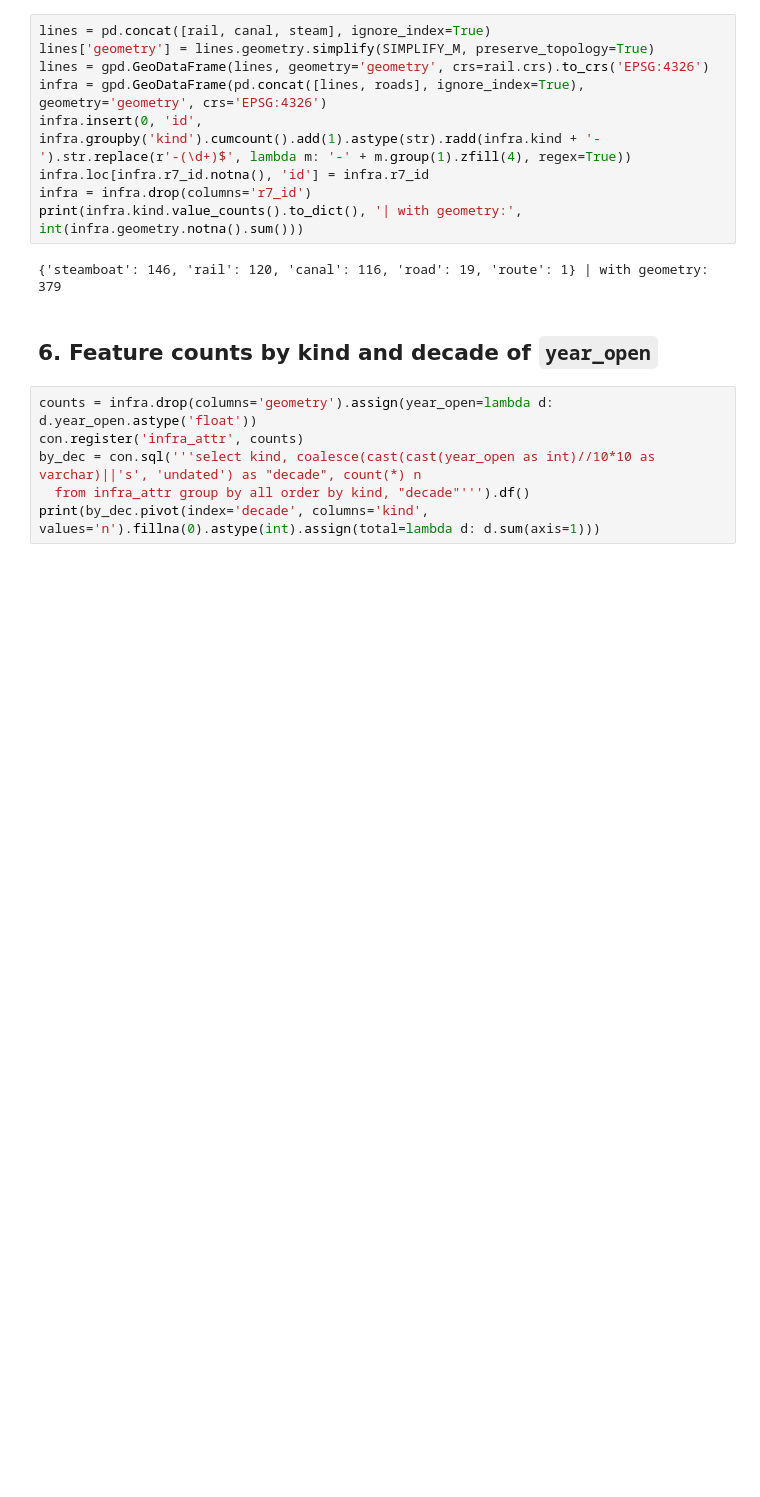
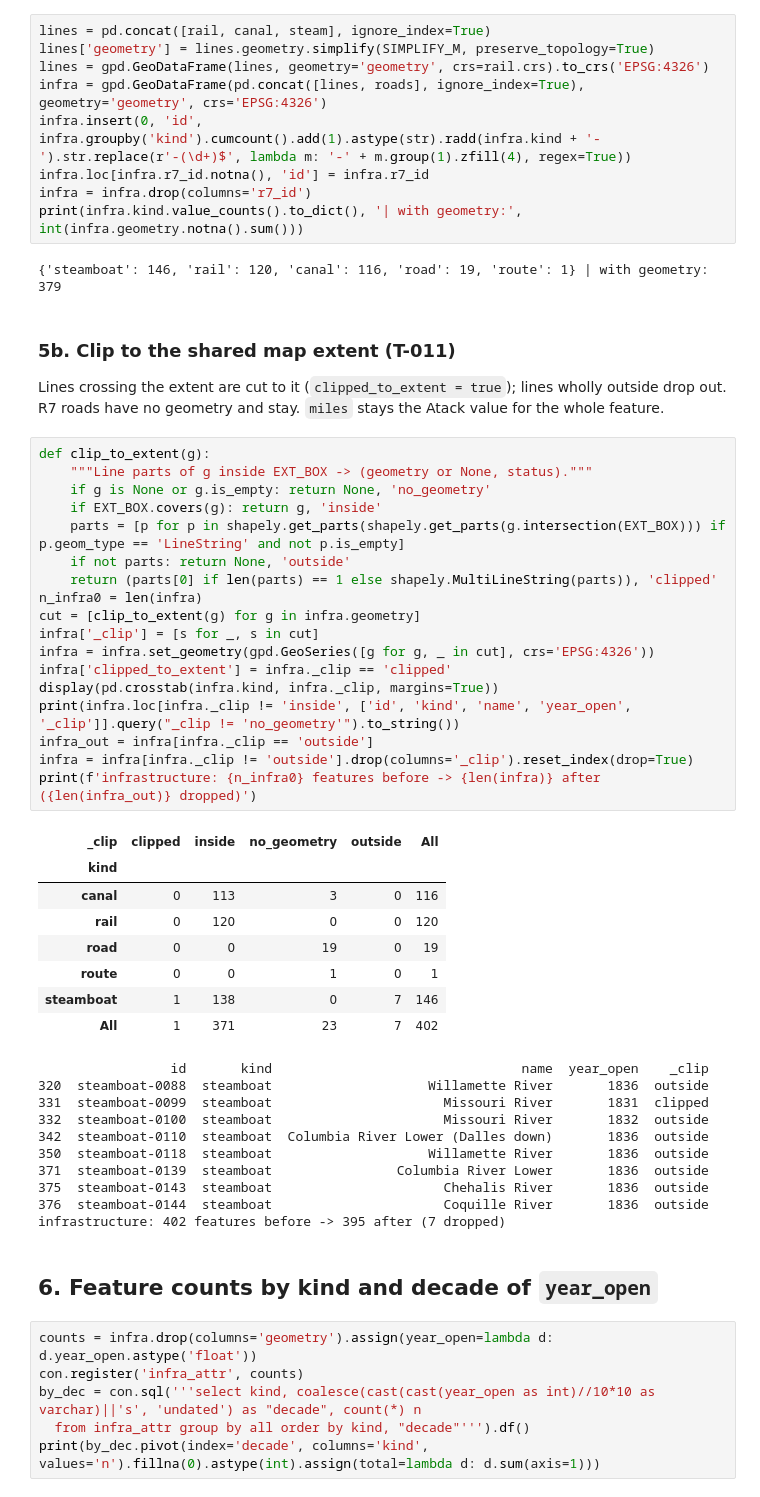
Before and after one commit to larawashington-PGDV5200/revolutionary-xroads, a Jupyter notebook: rx-pipeline/notebooks/D01_infrastructure.ipynb, the cells around one changed output. Drawn from its saved outputs; the diff is of its cells as text; blank space fills up the shorter version.

Commit message:
updated layers so all uses the same edge, cuts off before too far west.

```diff
--- a/rx-pipeline/notebooks/D01_infrastructure.ipynb
+++ b/rx-pipeline/notebooks/D01_infrastructure.ipynb
@@ -208,6 +207,46 @@ infra = infra.drop(columns='r7_id')
 print(infra.kind.value_counts().to_dict(), '| with geometry:', int(infra.geometry.notna().sum()))
 # %% [output]
 {'steamboat': 146, 'rail': 120, 'canal': 116, 'road': 19, 'route': 1} | with geometry: 379
+# %% [markdown]
+### 5b. Clip to the shared map extent (T-011)
+Lines crossing the extent are cut to it (`clipped_to_extent = true`); lines wholly outside drop out. R7 roads have no geometry and stay. `miles` stays the Atack value for the whole feature.
+# %%
+def clip_to_extent(g):
+    """Line parts of g inside EXT_BOX -> (geometry or None, status)."""
+    if g is None or g.is_empty: return None, 'no_geometry'
+    if EXT_BOX.covers(g): return g, 'inside'
+    parts = [p for p in shapely.get_parts(shapely.get_parts(g.intersection(EXT_BOX))) if p.geom_type == 'LineString' and not p.is_empty]
+    if not parts: return None, 'outside'
+    return (parts[0] if len(parts) == 1 else shapely.MultiLineString(parts)), 'clipped'
+n_infra0 = len(infra)
+cut = [clip_to_extent(g) for g in infra.geometry]
+infra['_clip'] = [s for _, s in cut]
+infra = infra.set_geometry(gpd.GeoSeries([g for g, _ in cut], crs='EPSG:4326'))
+infra['clipped_to_extent'] = infra._clip == 'clipped'
+display(pd.crosstab(infra.kind, infra._clip, margins=True))
+print(infra.loc[infra._clip != 'inside', ['id', 'kind', 'name', 'year_open', '_clip']].query("_clip != 'no_geometry'").to_string())
+infra_out = infra[infra._clip == 'outside']
+infra = infra[infra._clip != 'outside'].drop(columns='_clip').reset_index(drop=True)
+print(f'infrastructure: {n_infra0} features before -> {len(infra)} after ({len(infra_out)} dropped)')
+# %% [output]
+| _clip | clipped | inside | no_geometry | outside | All |
+| kind |  |  |  |  |  |
+| canal | 0 | 113 | 3 | 0 | 116 |
+| rail | 0 | 120 | 0 | 0 | 120 |
+| road | 0 | 0 | 19 | 0 | 19 |
+| route | 0 | 0 | 1 | 0 | 1 |
+| steamboat | 1 | 138 | 0 | 7 | 146 |
+| All | 1 | 371 | 23 | 7 | 402 |
+                 id       kind                                name  year_open    _clip
+320  steamboat-0088  steamboat                    Willamette River       1836  outside
+331  steamboat-0099  steamboat                      Missouri River       1831  clipped
+332  steamboat-0100  steamboat                      Missouri River       1832  outside
+342  steamboat-0110  steamboat  Columbia River Lower (Dalles down)       1836  outside
+350  steamboat-0118  steamboat                    Willamette River       1836  outside
+371  steamboat-0139  steamboat                Columbia River Lower       1836  outside
+375  steamboat-0143  steamboat                      Chehalis River       1836  outside
+376  steamboat-0144  steamboat                      Coquille River       1836  outside
+infrastructure: 402 features before -> 395 after (7 dropped)
 # %% [markdown]
 ## 6. Feature counts by kind and decade of `year_open`
 # %%
```
Also changed, not shown: parts of 8 cells of this notebook, 9 other files.
